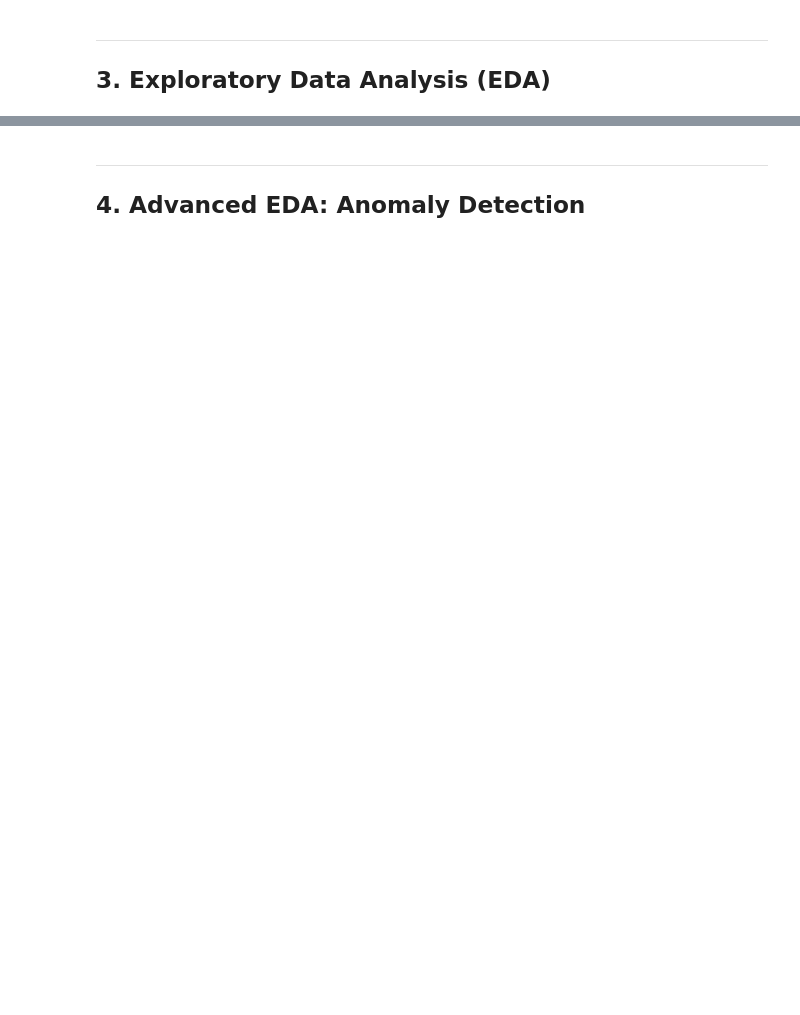
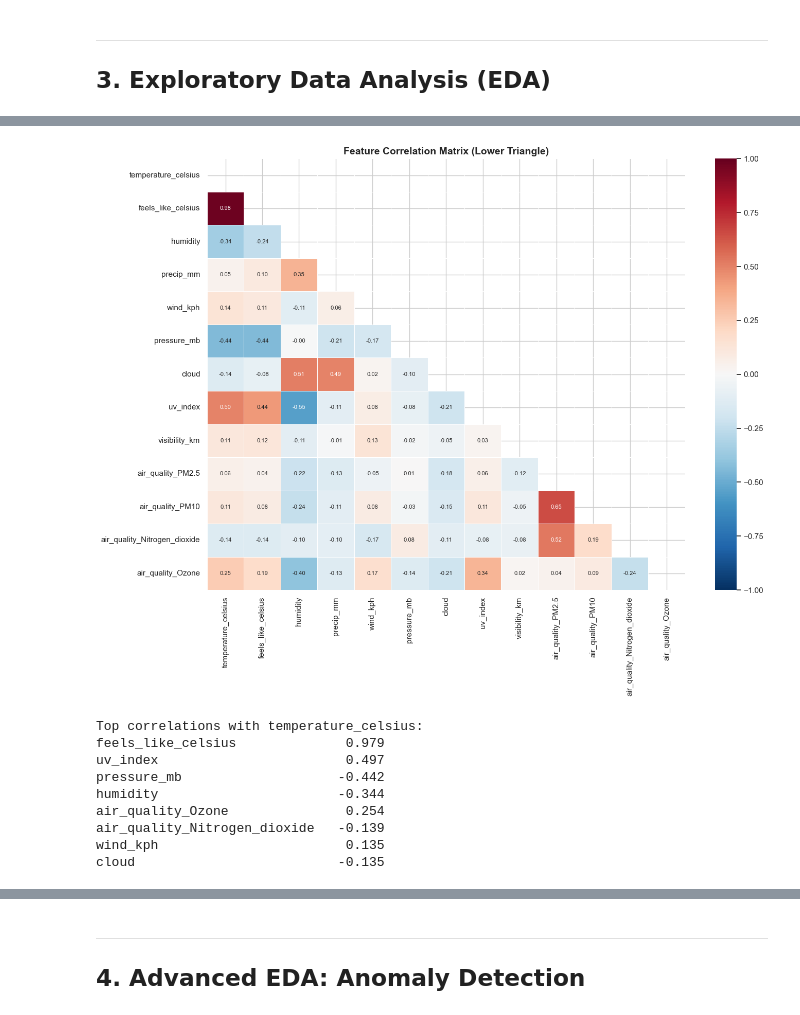
Before and after one commit to FelexHill7/weatherTrendForecasting, a Jupyter notebook: weather_forecasting.ipynb, the cells around one changed output, grey strips where cells are left out. Cells and saved outputs as stored; diff of their text form; code cells hidden in the pictures; blank space fills up the shorter version.

```diff
--- a/weather_forecasting.ipynb
+++ b/weather_forecasting.ipynb
@@ -528,28 +535,39 @@ plt.show()
 # %%
 # ── Correlation heatmap ────────────────────────────────────────────────────────
-corr_cols = ['temperature_celsius','feelslike_celsius','humidity','precip_mm',
-             'wind_kph','pressure_mb','cloud','uv_index','vis_km',
+corr_cols = ['temperature_celsius','feels_like_celsius','humidity','precip_mm',
+             'wind_kph','pressure_mb','cloud','uv_index','visibility_km',
              'air_quality_PM2.5','air_quality_PM10',
              'air_quality_Nitrogen_dioxide','air_quality_Ozone']
 corr_cols = [c for c in corr_cols if c in df_clean.columns]
 
 corr_matrix = df_clean[corr_cols].corr()
 
 fig, ax = plt.subplots(figsize=(14, 11))
 mask = np.triu(np.ones_like(corr_matrix, dtype=bool))
 sns.heatmap(corr_matrix, mask=mask, annot=True, fmt='.2f', cmap='RdBu_r',
             center=0, vmin=-1, vmax=1, linewidths=0.5, ax=ax,
             annot_kws={'size': 8})
 ax.set_title('Feature Correlation Matrix (Lower Triangle)', fontsize=14, fontweight='bold')
 plt.tight_layout()
-plt.savefig('correlation_heatmap.png', bbox_inches='tight')
+plt.savefig('plots/correlation_heatmap.png', bbox_inches='tight')
 plt.show()
 
 # Top correlations with temperature
 if 'temperature_celsius' in corr_matrix.columns:
     top_corr = corr_matrix['temperature_celsius'].drop('temperature_celsius').abs().nlargest(8)
     print('Top correlations with temperature_celsius:')
     print(corr_matrix['temperature_celsius'][top_corr.index].to_string())
+# %% [output]
+[figure, added]
+Top correlations with temperature_celsius:
+feels_like_celsius              0.979
+uv_index                        0.497
+pressure_mb                    -0.442
+humidity                       -0.344
+air_quality_Ozone               0.254
+air_quality_Nitrogen_dioxide   -0.139
+wind_kph                        0.135
+cloud                          -0.135
 # %%
 # ── Country / Continental patterns ────────────────────────────────────────────
 fig, axes = plt.subplots(1, 2, figsize=(18, 7))
```
Also changed, not shown: parts of 27 cells of this notebook, 31 other files.
